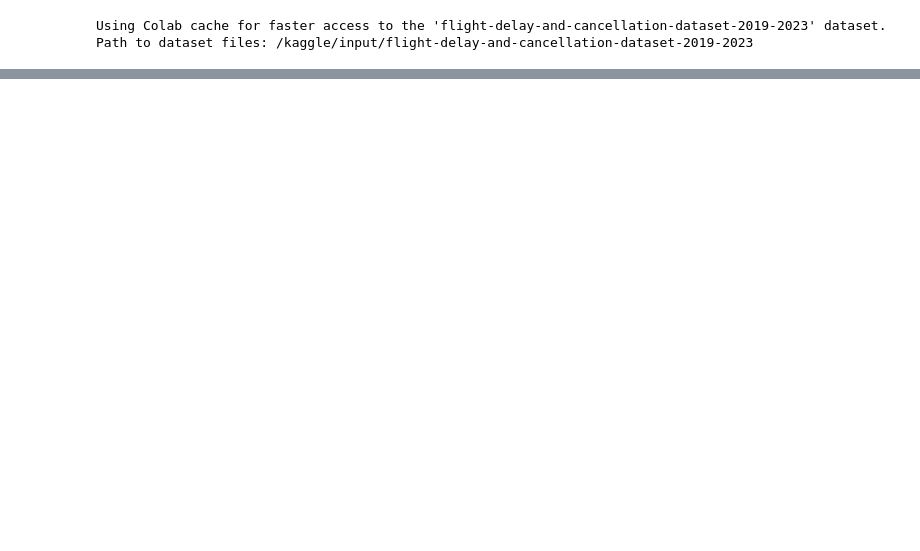
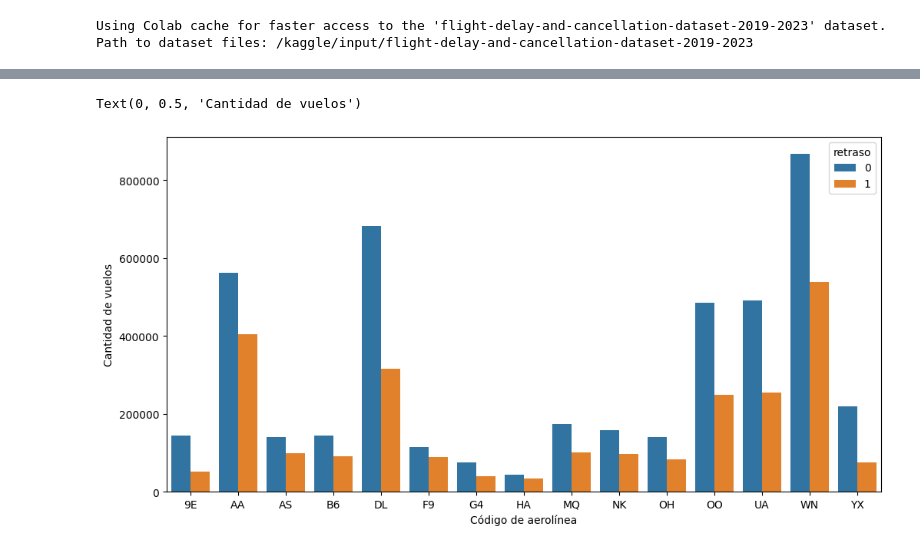
Before and after one commit to Cristiand056/Pruebas-codigo-hackaton-oracle-alura, a Jupyter notebook: candidato_datafarme.ipynb, the cells around one changed output, grey strips where cells are left out. Cells and saved outputs as stored; diff of their text form; code cells hidden in the pictures; blank space fills up the shorter version.

```diff
--- a/candidato_datafarme.ipynb
+++ b/candidato_datafarme.ipynb
@@ -137,0 +109,2 @@ cantidad de muestras: 533863
+# %%
+df['distancia_km'] = df['distance'] * 1.60934
@@ -137,0 +132,2 @@ cantidad de muestras: 533863
+# %%
+df['retraso'] = np.where(df['arr_delay']>0, 1, 0)
@@ -137,0 +172,3 @@ cantidad de muestras: 533863
+# %%
+data = df['retraso'].groupby(df['op_unique_carrier']).value_counts()
+data
@@ -137,0 +195,8 @@ cantidad de muestras: 533863
+# %%
+plt.figure(figsize=(12, 6))
+sns.barplot(x=data.index.get_level_values(0), y=data.values, hue=data.index.get_level_values(1))
+plt.xlabel('Código de aerolínea')
+plt.ylabel('Cantidad de vuelos')
+# %% [output]
+Text(0, 0.5, 'Cantidad de vuelos')
+[figure, added]
```
Also changed, not shown: parts of 47 cells of this notebook.
